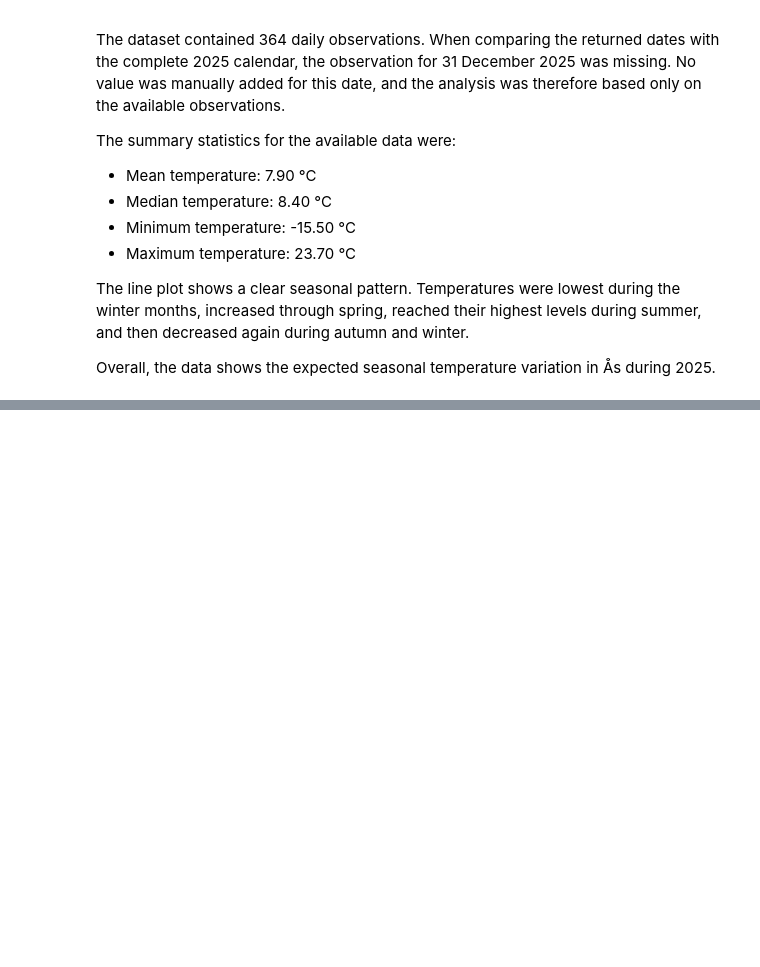
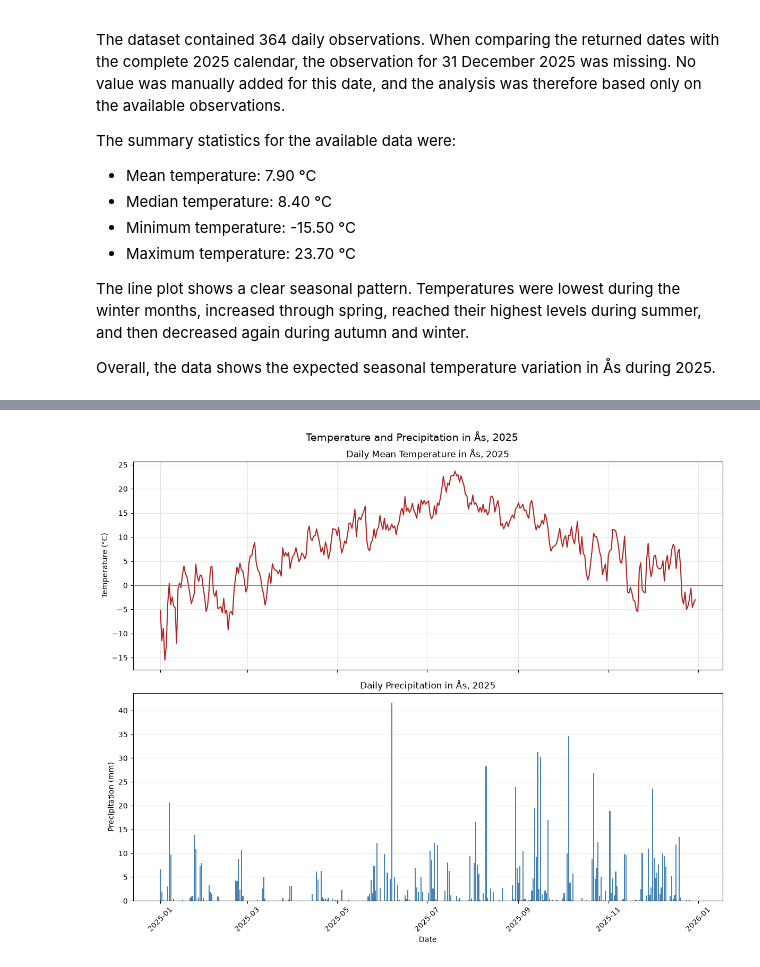
Before and after one commit to simatabatabaei-coder/INF201-deliverable-1, a Jupyter notebook: deliverable_1.ipynb, the cells around one changed output, grey strips where cells are left out. Cells and saved outputs as stored; diff of their text form; code cells hidden in the pictures; blank space fills up the shorter version.

Commit message:
Task2-Precipitation

```diff
--- a/deliverable_1.ipynb
+++ b/deliverable_1.ipynb
@@ -188,0 +298,9 @@ Overall, the data shows the expected seasonal temperature variation in Ås durin
+# %%
+weather_df = pd.merge(
+    temperature_df,
+    precipitation_df,
+    on="date"
+)
+
+print(weather_df.head())
+print("\nCombined DataFrame shape:", weather_df.shape)
@@ -188,0 +316,46 @@ Overall, the data shows the expected seasonal temperature variation in Ås durin
+# %%
+# Create two subplots with a shared date axis
+fig, (temprature, precipitation) = plt.subplots(
+    2, 1,
+    figsize=(12, 10),
+    sharex=True
+)
+
+# Plot temperature as a line chart
+temprature.plot(
+    weather_df["date"],
+    weather_df["temperature"],
+    color="firebrick",
+    linewidth=1.5
+)
+
+temprature.set_title("Daily Mean Temperature in Ås, 2025")
+temprature.set_ylabel("Temperature (°C)")
+temprature.axhline(0, color="gray", linewidth=1)
+temprature.grid(alpha=0.3)
+
+# Plot precipitation as a bar chart
+precipitation.bar(
+    weather_df["date"],
+    weather_df["precipitation"],
+    color="steelblue"
+)
+
+precipitation.set_title("Daily Precipitation in Ås, 2025")
+precipitation.set_xlabel("Date")
+precipitation.set_ylabel("Precipitation (mm)")
+precipitation.grid(axis="y", alpha=0.3)
+
+# Add an overall title for the figure
+fig.suptitle(
+    "Temperature and Precipitation in Ås, 2025",
+    fontsize=14
+)
+
+plt.setp(precipitation.get_xticklabels(), rotation=45)
+# Adjust spacing between the plots
+plt.tight_layout()
+
+plt.show()
+# %% [output]
+[figure, added]
```
Also changed, not shown: parts of 8 cells of this notebook.
